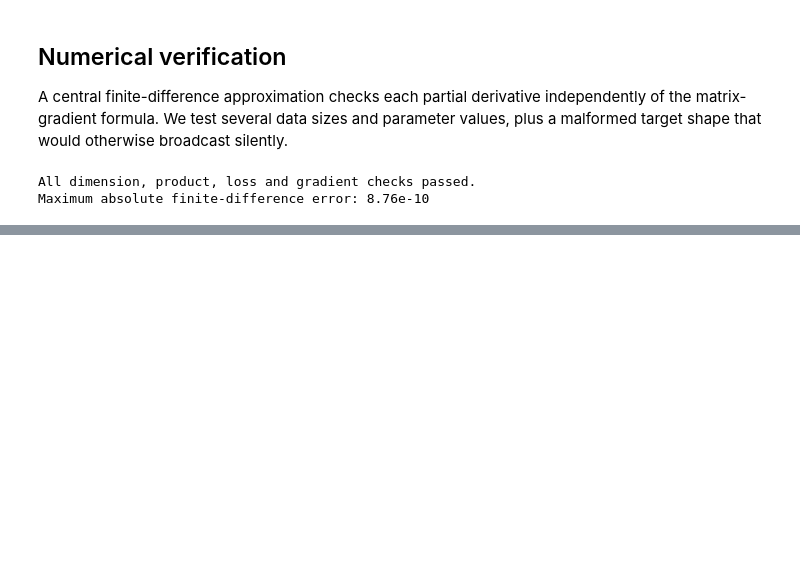
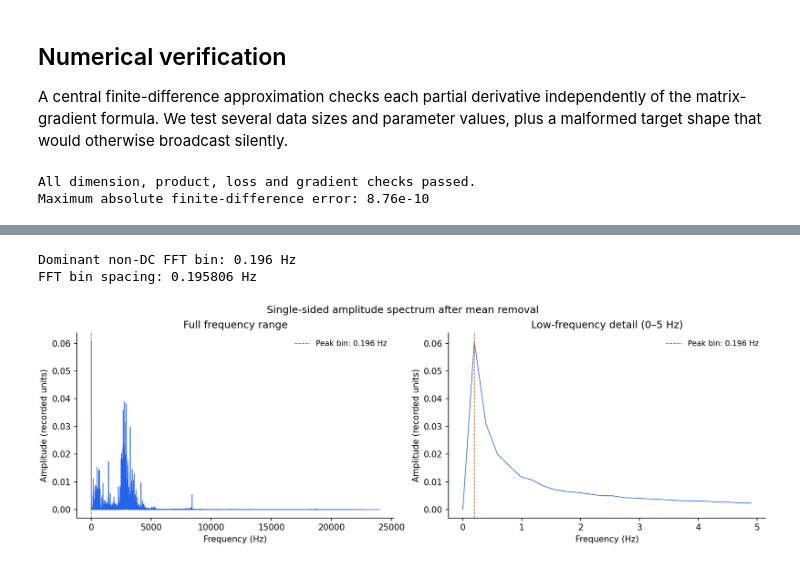
Before and after one commit to raha-sajed/AI-course, a Jupyter notebook: HomeWork1/HomeWork1.ipynb, the cells around one changed output, grey strips where cells are left out. Cells and saved outputs as stored; diff of their text form; code cells hidden in the pictures; blank space fills up the shorter version.

```diff
--- a/HomeWork1/HomeWork1.ipynb
+++ b/HomeWork1/HomeWork1.ipynb
@@ -218,0 +247,10 @@ Linear algebra is completed above. The Iris exercise remains to be completed.
+# %%
+frequency, amplitude, dominant_hz = compute_spectrum(signal, fs)
+assert dominant_hz == summary["dominant_frequency_hz"]
+print(f"Dominant non-DC FFT bin: {dominant_hz:.3f} Hz")
+print(f"FFT bin spacing: {fs/len(signal):.6f} Hz")
+display(Image(filename=str(HERE / "results/frequency_spectrum.png")))
+# %% [output]
+Dominant non-DC FFT bin: 0.196 Hz
+FFT bin spacing: 0.195806 Hz
+[figure, added]
```
Also changed, not shown: parts of 18 cells of this notebook, 7 other files.
